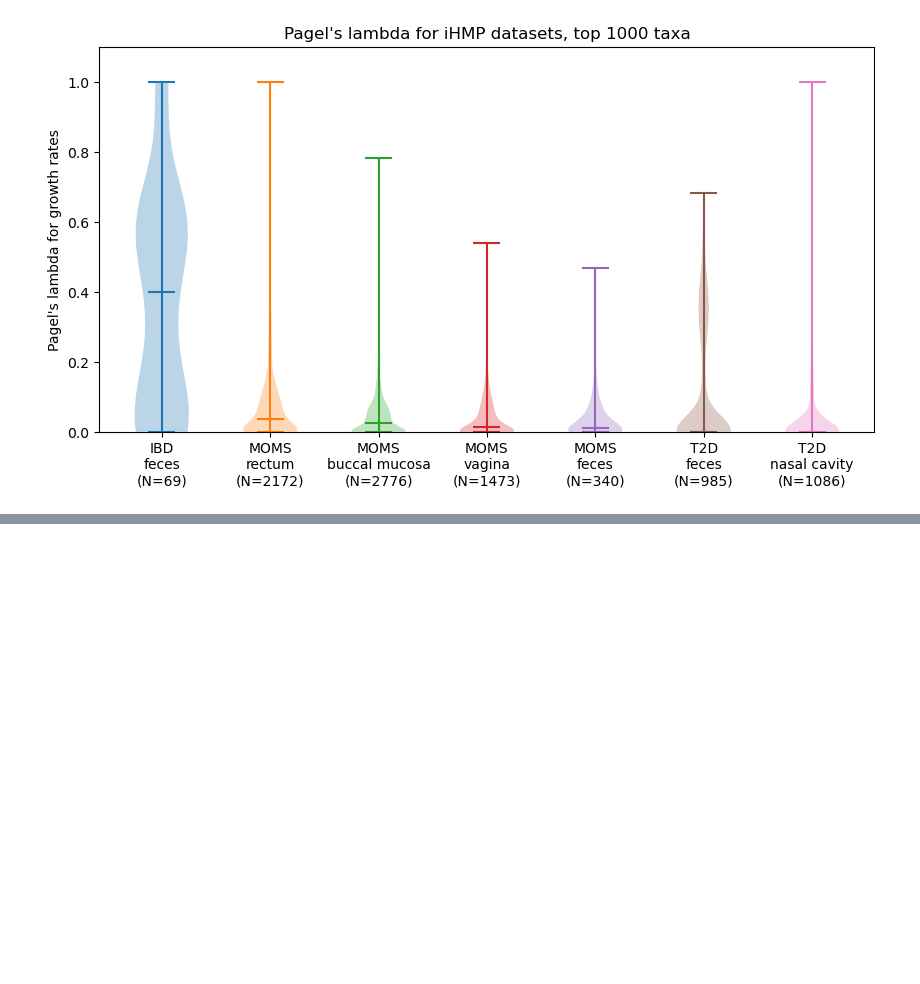
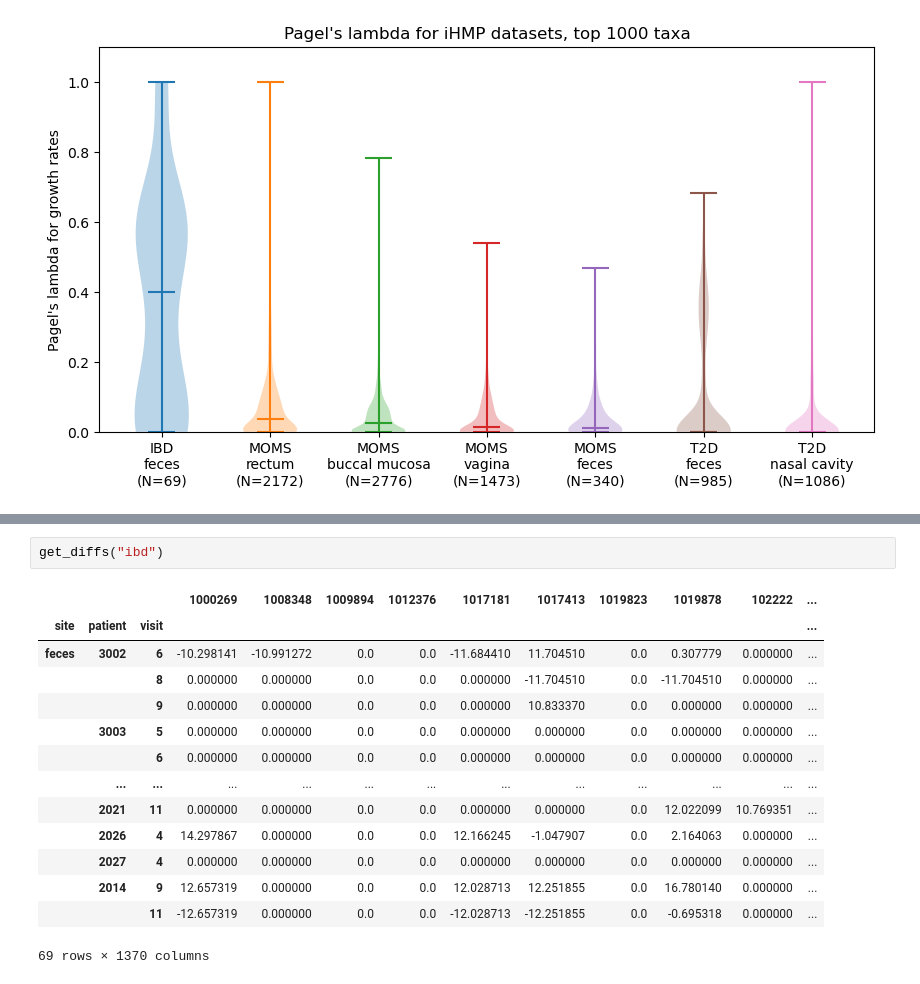
Before and after one commit to pchlenski/phylosig, a Jupyter notebook: 03_empirical.ipynb, the cells around one changed output, grey strips where cells are left out. Cells and saved outputs as stored; diff of their text form; blank space fills up the shorter version.

```diff
--- a/03_empirical.ipynb
+++ b/03_empirical.ipynb
@@ -126,0 +134,17 @@ plt.show()
+# %%
+get_diffs("ibd")
+# %% [output]
+|  |  |  | 1000269 | 1008348 | 1009894 | 1012376 | 1017181 | 1017413 | 1019823 | 1019878 | 102222 | ... |
+| site | patient | visit |  |  |  |  |  |  |  |  |  | ... |
+| feces | 3002 | 6 | -10.298141 | -10.991272 | 0.0 | 0.0 | -11.684410 | 11.704510 | 0.0 | 0.307779 | 0.000000 | ... |
+|  |  | 8 | 0.000000 | 0.000000 | 0.0 | 0.0 | 0.000000 | -11.704510 | 0.0 | -11.704510 | 0.000000 | ... |
+|  |  | 9 | 0.000000 | 0.000000 | 0.0 | 0.0 | 0.000000 | 10.833370 | 0.0 | 0.000000 | 0.000000 | ... |
+|  | 3003 | 5 | 0.000000 | 0.000000 | 0.0 | 0.0 | 0.000000 | 0.000000 | 0.0 | 0.000000 | 0.000000 | ... |
+|  |  | 6 | 0.000000 | 0.000000 | 0.0 | 0.0 | 0.000000 | 0.000000 | 0.0 | 0.000000 | 0.000000 | ... |
+|  | ... | ... | ... | ... | ... | ... | ... | ... | ... | ... | ... | ... |
+|  | 2021 | 11 | 0.000000 | 0.000000 | 0.0 | 0.0 | 0.000000 | 0.000000 | 0.0 | 12.022099 | 10.769351 | ... |
+|  | 2026 | 4 | 14.297867 | 0.000000 | 0.0 | 0.0 | 12.166245 | -1.047907 | 0.0 | 2.164063 | 0.000000 | ... |
+|  | 2027 | 4 | 0.000000 | 0.000000 | 0.0 | 0.0 | 0.000000 | 0.000000 | 0.0 | 0.000000 | 0.000000 | ... |
+|  | 2014 | 9 | 12.657319 | 0.000000 | 0.0 | 0.0 | 12.028713 | 12.251855 | 0.0 | 16.780140 | 0.000000 | ... |
+|  |  | 11 | -12.657319 | 0.000000 | 0.0 | 0.0 | -12.028713 | -12.251855 | 0.0 | -0.695318 | 0.000000 | ... |
+69 rows × 1370 columns
```
Also changed, not shown: parts of 4 cells of this notebook, 16 other files.
